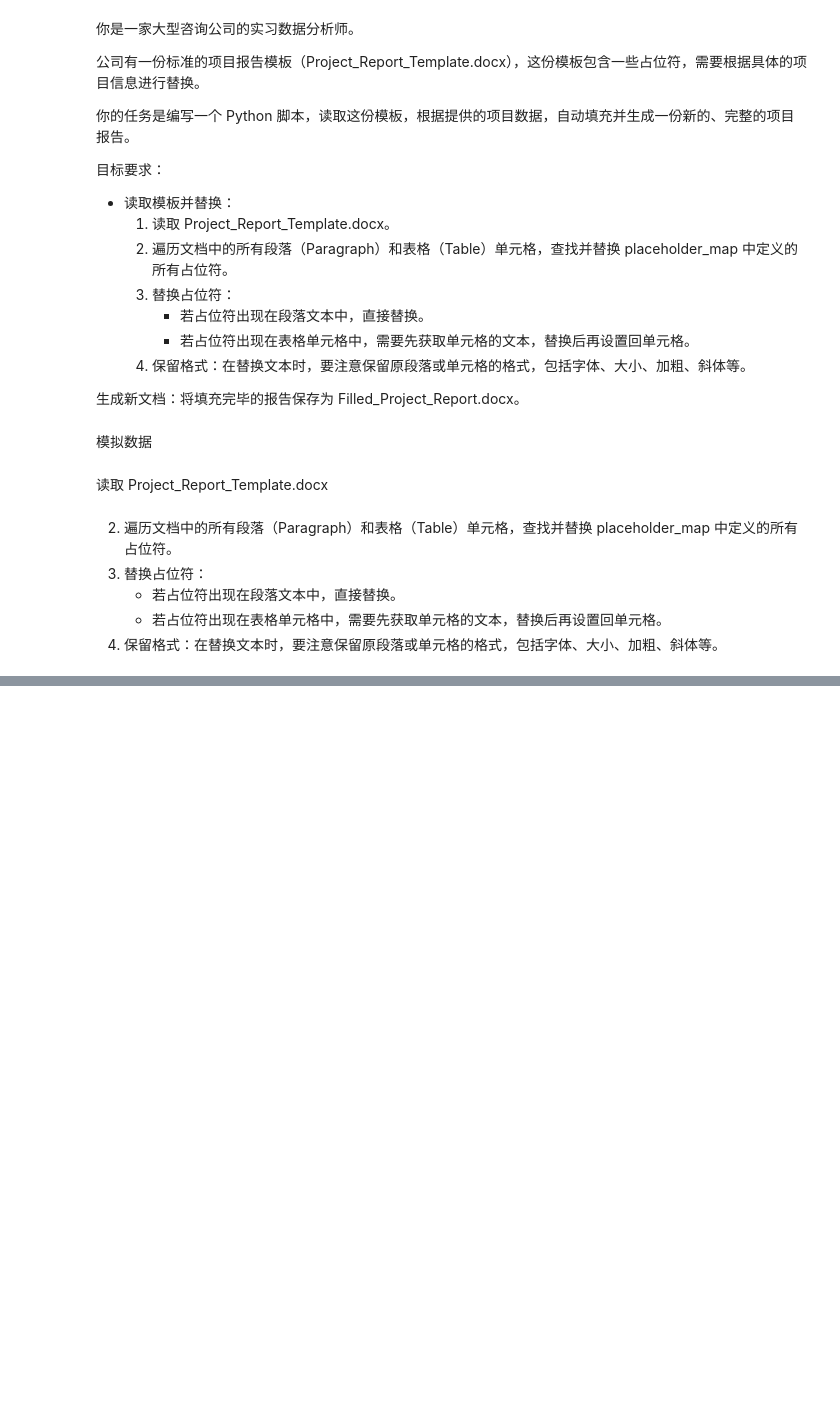
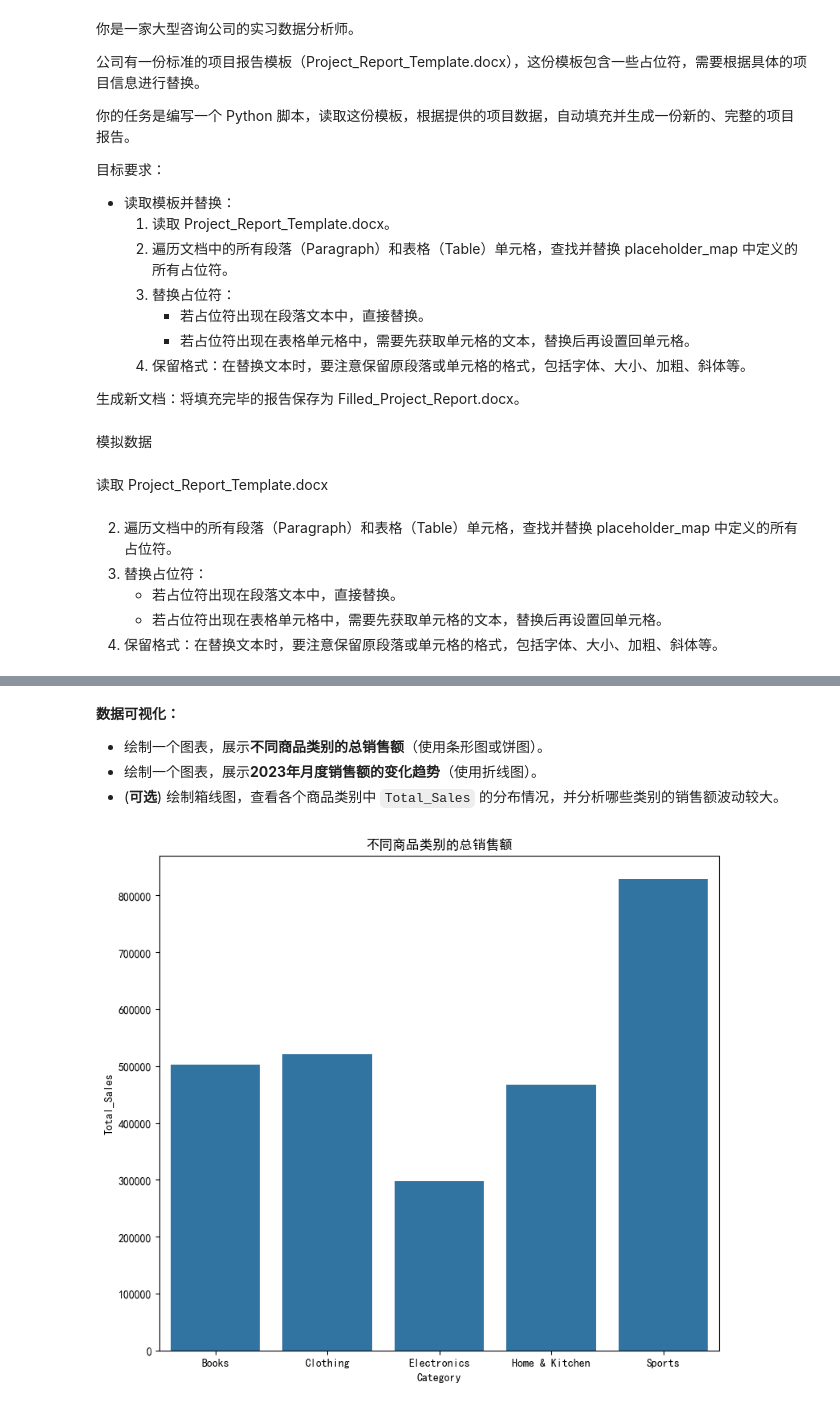
Before and after one commit to yt-x/ds_learn, a Jupyter notebook: practice/practice.ipynb, the cells around one changed output, grey strips where cells are left out. Saved outputs shown, nothing was run; the diff lists cells and outputs as text; code cells hidden in the pictures; blank space fills up the shorter version.

```diff
--- a/practice/practice.ipynb
+++ b/practice/practice.ipynb
@@ -358,0 +550,16 @@ for para in doc.paragraphs:
+# %%
+df = df.drop_duplicates()
+
+print(f"各列缺失情况如下: \n{df.isna().sum()}")
+
+df['Customer_ID'] = df['Customer_ID'].fillna("Unknown")
+df = df.fillna({
+    "Quantity": df['Quantity'].median(),
+    "Unit_Price": df['Unit_Price'].median()
+})
+
+df['Order_Date'] = pd.to_datetime(df['Order_Date'], format="%Y-%m-%d", errors="coerce")
+
+df['Total_Sales'] = df['Quantity'] * df['Unit_Price']
+
+df = df.drop(df[df["Total_Sales"] <= 0].index)
@@ -358,0 +605,17 @@ for para in doc.paragraphs:
+# %%
+print(df['Total_Sales'].sum())
+print(df['Order_ID'].count())
+
+top_5 = df.groupby("Product_Name")['Total_Sales'].sum().sort_values(ascending=False).head(5)
+print(top_5)
+
+
+# def AOV(data:pd.DataFrame):
+#     return (data['Total_Sales'].sum() / data['Order_ID'].count()).round(2)
+
+tmp_df = df.groupby("Category", as_index=True).agg({
+    "Total_Sales": "sum",
+    "Order_ID": "count"
+})
+tmp_df['AOV'] = (tmp_df['Total_Sales'] / tmp_df["Order_ID"]).round(2)
+print(tmp_df)
@@ -358,0 +663,17 @@ for para in doc.paragraphs:
+# %% [markdown]
+**数据可视化：**
+
+- 绘制一个图表，展示**不同商品类别的总销售额**（使用条形图或饼图）。
+- 绘制一个图表，展示**2023年月度销售额的变化趋势**（使用折线图）。
+- (**可选**) 绘制箱线图，查看各个商品类别中 `Total_Sales` 的分布情况，并分析哪些类别的销售额波动较大。
+# %%
+tmp_df = tmp_df.reset_index(names="Category")
+# %%
+fig = plt.figure(figsize=(9, 8))
+
+sns.barplot(data=tmp_df, x='Category', y='Total_Sales')
+
+plt.title("不同商品类别的总销售额")
+plt.show()
+# %% [output]
+[figure, added]
```
Also changed, not shown: parts of 18 cells of this notebook, 1 other file.
